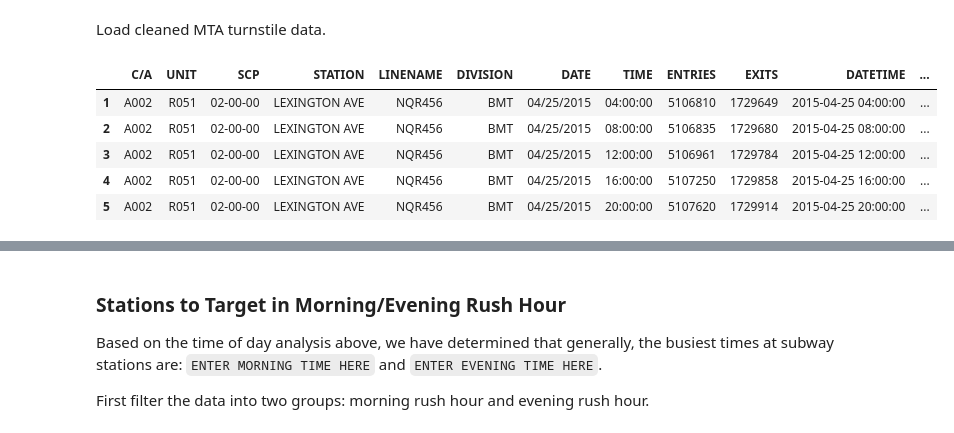
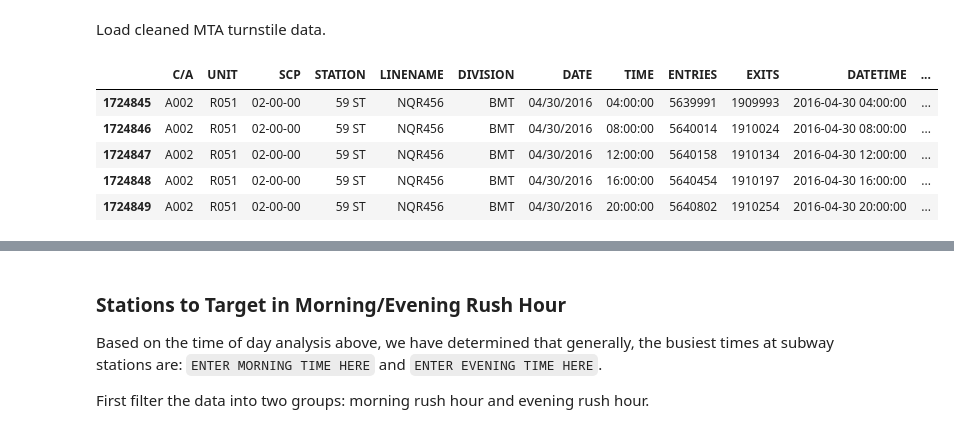
Before and after one commit to stephenjkaplan/metis-project1-mta, a Jupyter notebook: Data Analysis & Visualization.ipynb, the cells around one changed output, grey strips where cells are left out. Saved outputs shown, nothing was run; the diff lists cells and outputs as text; code cells hidden in the pictures.

```diff
--- a/Data Analysis & Visualization.ipynb
+++ b/Data Analysis & Visualization.ipynb
@@ -11,12 +11,12 @@ plt.style.use('seaborn')
 # %% [markdown]
 Load cleaned MTA turnstile data.
 # %%
-df_mta = pd.read_pickle('cleaned_mta_turnstile_data_mayjune_20152020.pkl')
+df_mta = pd.read_pickle('processed_data/cleaned_mta_turnstile_data.pkl')
 df_mta.head()
 # %% [output]
 |  | C/A | UNIT | SCP | STATION | LINENAME | DIVISION | DATE | TIME | ENTRIES | EXITS | DATETIME | ... |
-| 1 | A002 | R051 | 02-00-00 | LEXINGTON AVE | NQR456 | BMT | 04/25/2015 | 04:00:00 | 5106810 | 1729649 | 2015-04-25 04:00:00 | ... |
-| 2 | A002 | R051 | 02-00-00 | LEXINGTON AVE | NQR456 | BMT | 04/25/2015 | 08:00:00 | 5106835 | 1729680 | 2015-04-25 08:00:00 | ... |
-| 3 | A002 | R051 | 02-00-00 | LEXINGTON AVE | NQR456 | BMT | 04/25/2015 | 12:00:00 | 5106961 | 1729784 | 2015-04-25 12:00:00 | ... |
-| 4 | A002 | R051 | 02-00-00 | LEXINGTON AVE | NQR456 | BMT | 04/25/2015 | 16:00:00 | 5107250 | 1729858 | 2015-04-25 16:00:00 | ... |
-| 5 | A002 | R051 | 02-00-00 | LEXINGTON AVE | NQR456 | BMT | 04/25/2015 | 20:00:00 | 5107620 | 1729914 | 2015-04-25 20:00:00 | ... |
+| 1724845 | A002 | R051 | 02-00-00 | 59 ST | NQR456 | BMT | 04/30/2016 | 04:00:00 | 5639991 | 1909993 | 2016-04-30 04:00:00 | ... |
+| 1724846 | A002 | R051 | 02-00-00 | 59 ST | NQR456 | BMT | 04/30/2016 | 08:00:00 | 5640014 | 1910024 | 2016-04-30 08:00:00 | ... |
+| 1724847 | A002 | R051 | 02-00-00 | 59 ST | NQR456 | BMT | 04/30/2016 | 12:00:00 | 5640158 | 1910134 | 2016-04-30 12:00:00 | ... |
+| 1724848 | A002 | R051 | 02-00-00 | 59 ST | NQR456 | BMT | 04/30/2016 | 16:00:00 | 5640454 | 1910197 | 2016-04-30 16:00:00 | ... |
+| 1724849 | A002 | R051 | 02-00-00 | 59 ST | NQR456 | BMT | 04/30/2016 | 20:00:00 | 5640802 | 1910254 | 2016-04-30 20:00:00 | ... |
```
Also changed, not shown: parts of 6 cells of this notebook, 3 other files.
